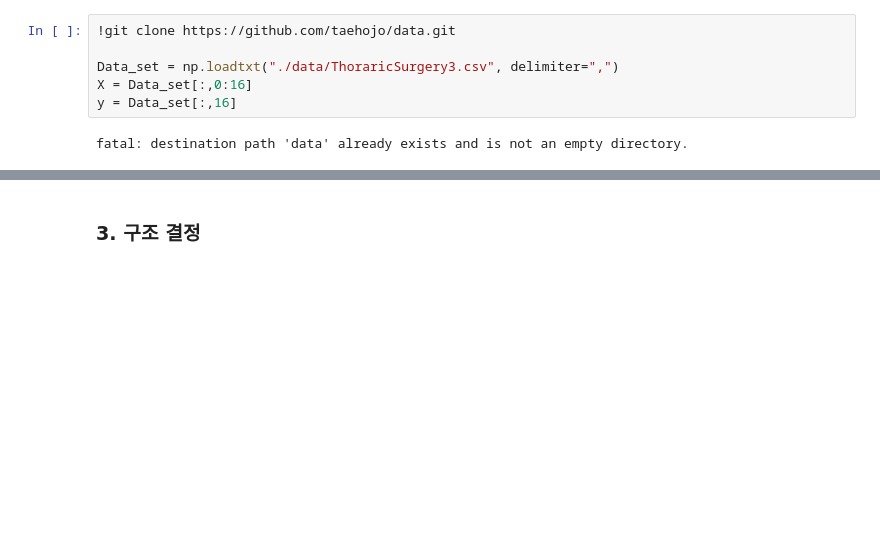
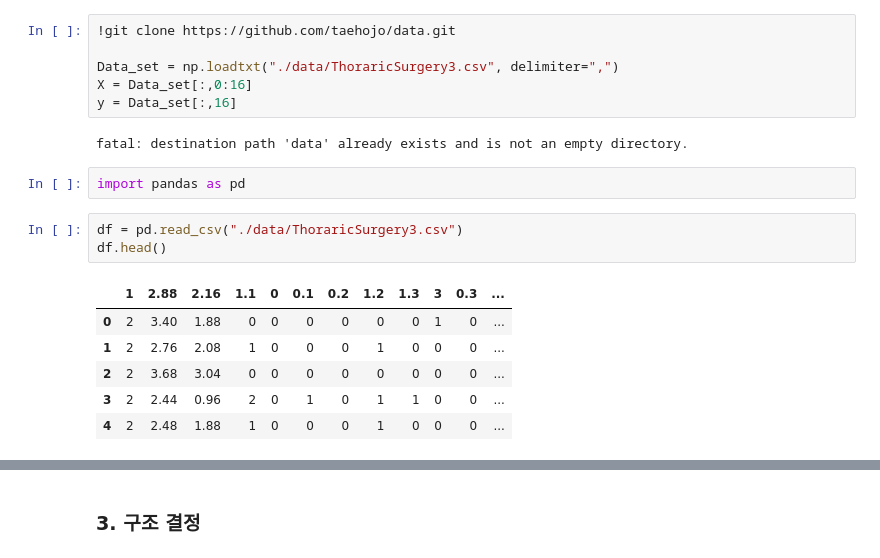
Before and after one commit to rjsdn2308/deep-learning-practice, a Jupyter notebook: easy_deep_learning_principle.ipynb, the cells around one changed output, grey strips where cells are left out. Saved outputs shown, nothing was run; the diff lists cells and outputs as text; blank space fills up the shorter version.

```diff
--- a/easy_deep_learning_principle.ipynb
+++ b/easy_deep_learning_principle.ipynb
@@ -21,3 +21,15 @@ X = Data_set[:,0:16]
 y = Data_set[:,16]
 # %% [output]
 fatal: destination path 'data' already exists and is not an empty directory.
+# %%
+import pandas as pd
+# %%
+df = pd.read_csv("./data/ThoraricSurgery3.csv")
+df.head()
+# %% [output]
+|  | 1 | 2.88 | 2.16 | 1.1 | 0 | 0.1 | 0.2 | 1.2 | 1.3 | 3 | 0.3 | ... |
+| 0 | 2 | 3.40 | 1.88 | 0 | 0 | 0 | 0 | 0 | 0 | 1 | 0 | ... |
+| 1 | 2 | 2.76 | 2.08 | 1 | 0 | 0 | 0 | 1 | 0 | 0 | 0 | ... |
+| 2 | 2 | 3.68 | 3.04 | 0 | 0 | 0 | 0 | 0 | 0 | 0 | 0 | ... |
+| 3 | 2 | 2.44 | 0.96 | 2 | 0 | 1 | 0 | 1 | 1 | 0 | 0 | ... |
+| 4 | 2 | 2.48 | 1.88 | 1 | 0 | 0 | 0 | 1 | 0 | 0 | 0 | ... |
```
Also changed, not shown: parts of 7 cells of this notebook.
